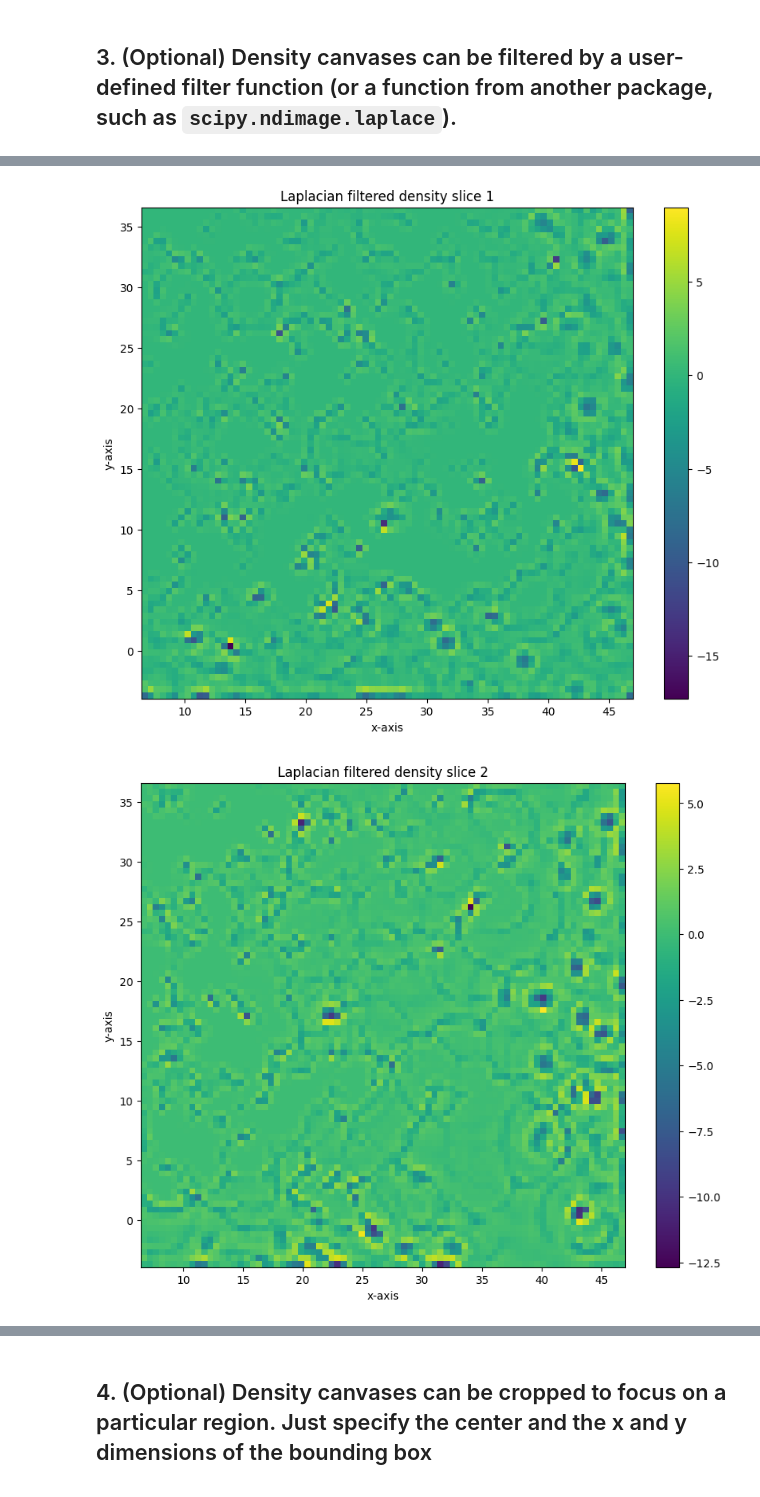
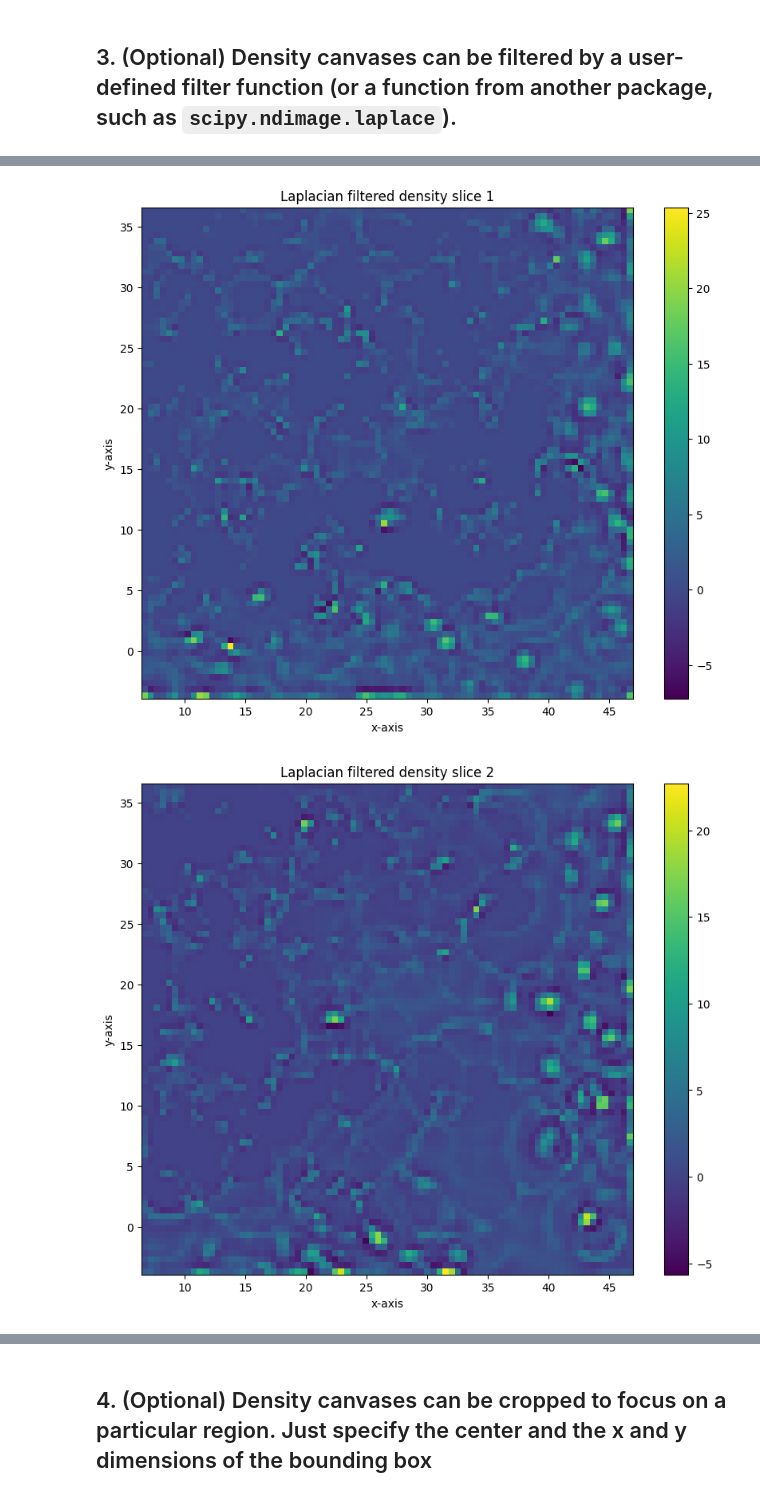
Before and after one commit to unitaryfund/aquapointer, a Jupyter notebook: notebooks/slicing_demo.ipynb, the cells around one changed output, grey strips where cells are left out. Saved outputs shown, nothing was run; the diff lists cells and outputs as text; code cells hidden in the pictures.

```diff
--- a/notebooks/slicing_demo.ipynb
+++ b/notebooks/slicing_demo.ipynb
@@ -40,6 +40,8 @@ for c, canvas in enumerate(canvases):
 # %%
 for c, canvas in enumerate(canvases):
     filtered = deepcopy(canvas)
-    filtered.filter_density(filter_settings={"filter_function": ndi.laplace})
+    filter_fn = lambda x, sigma: -ndi.gaussian_laplace(x, sigma)
+    sigma = float(0.5)
+    filtered.filter_density(filter_settings={"filter_function": filter_fn, "sigma": sigma})
     filtered.draw(title=f"Laplacian filtered density slice {c}")
 # %% [output]
@@ -47,2 +49,2 @@ for c, canvas in enumerate(canvases):
-[figure, old version]
+[figure, new version]
-[figure, old version]
+[figure, new version]
```
Also changed, not shown: parts of 10 cells of this notebook, 3 other files.
